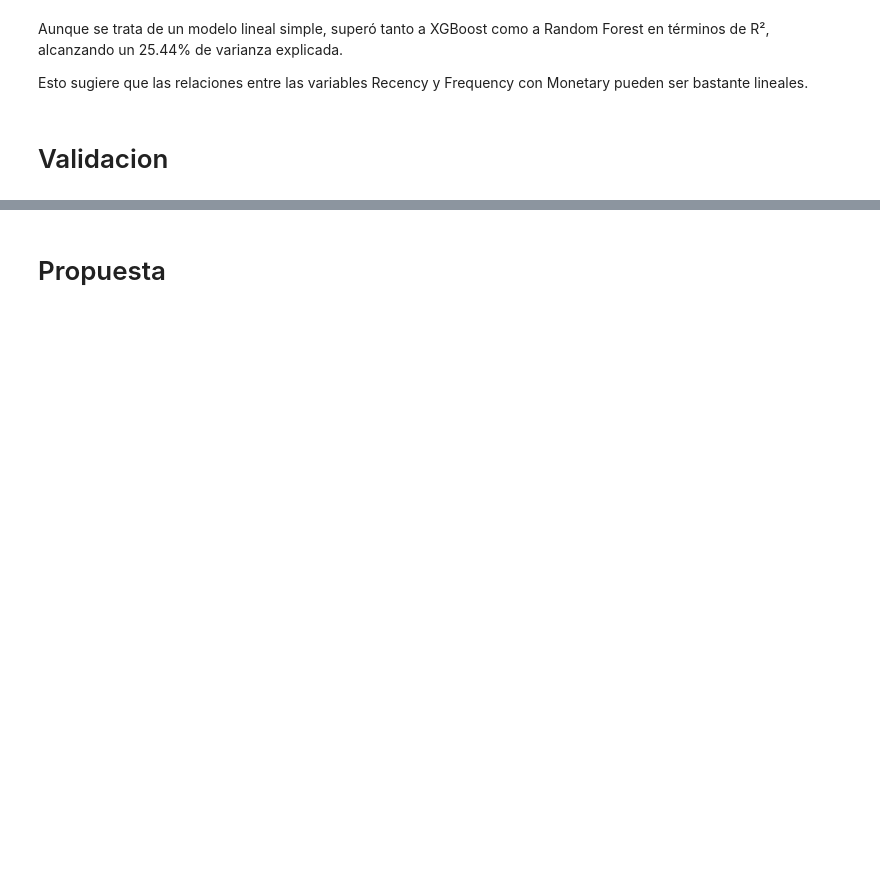
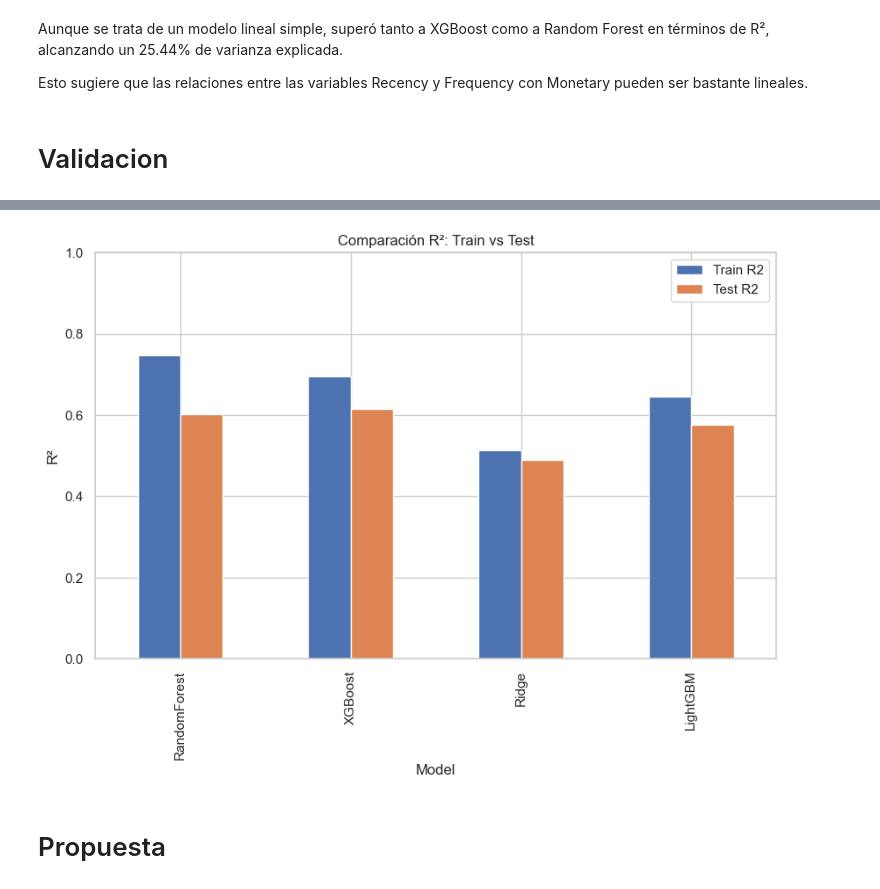
Before and after one commit to mariansierraa/online_retail_ml, a Jupyter notebook: final_project.ipynb, the cells around one changed output, grey strips where cells are left out. Cells and saved outputs as stored; diff of their text form; code cells hidden in the pictures; blank space fills up the shorter version.

```diff
--- a/final_project.ipynb
+++ b/final_project.ipynb
@@ -594,0 +623,81 @@ El modelo más simple, la **regresión lineal**, obtuvo el mejor R² Score, lo q
+# %%
+# Modelos y grids
+models = {
+    'RandomForest': {
+        'model': RandomForestRegressor(random_state=42),
+        'params': {
+            'model__n_estimators': [50, 100, 200],  # Más árboles para explorar
+            'model__max_depth': [None, 10, 20],      # Más opciones de profundidad
+            'model__min_samples_split': [2, 5],      # Control de sobreajuste
+            'model__min_samples_leaf': [1, 2],       # Control de sobreajuste
+            'model__max_features': ['sqrt', None]    # Selección de características
+        }
+    },
+    'XGBoost': {
+        'model': XGBRegressor(objective='reg:squarederror', random_state=42),
+        'params': {
+            'model__n_estimators': [50, 100, 200],  # Más árboles para explorar
+            'model__max_depth': [3, 6, 9],           # Rango ampliado para max_depth
+            'model__learning_rate': [0.01, 0.05, 0.1],  # Ajuste de la tasa de aprendizaje
+            'model__subsample': [0.8, 1.0],          # Para evitar sobreajuste
+            'model__colsample_bytree': [0.8, 1.0]    # Control de la muestra de columnas
+        }
+    },
+    'Ridge': {
+        'model': Ridge(),
+        'params': {
+            'model__alpha': [0.1, 1.0, 10, 100],    # Mayor rango de alpha para regularización
+            'model__solver': ['auto', 'saga']       # Opciones de solver
+        }
+    },
+    'LightGBM': {
+        'model': lgb.LGBMRegressor(random_state=42),
+        'params': {
+            'model__n_estimators': [50, 100, 200],  # Explora mas
+            'model__max_depth': [3, 6, 9],           # Rango expandido
+            'model__learning_rate': [0.01, 0.05, 0.1],  # Ajustes
+            'model__min_data_in_leaf': [20, 50],     # Controls minimum leaf size
+            'model__subsample': [0.8, 1.0],          # Para evitar sobreajuste
+            'model__colsample_bytree': [0.8, 1.0]    # Control de la muestra de columnas
+        }
+    }
+}
+
+# Crear la métrica de optimización: MSE Log
+scorer = make_scorer(mean_squared_error, greater_is_better=False)
+
+# Entrenar y evaluar
+results = []
+
+for name, config in models.items():
+    print(f"\nEntrenando {name}...")
+    steps = [('scaler', StandardScaler()), ('model', config['model'])] if name == 'Ridge' else [('model', config['model'])]
+    pipeline = Pipeline(steps)
+
+    grid = GridSearchCV(pipeline, config['params'], cv=5, scoring=scorer, n_jobs=-1)
+    grid.fit(X_train, y_train)
+
+    best_model = grid.best_estimator_
+    y_train_pred = best_model.predict(X_train)
+    y_test_pred = best_model.predict(X_test)
+
+    result = {
+        'Model': name,
+        'Best Params': grid.best_params_,
+        'Train MSE': mean_squared_error(y_train, y_train_pred),
+        'Test MSE': mean_squared_error(y_test, y_test_pred),
+        'Train R2': r2_score(y_train, y_train_pred),
+        'Test R2': r2_score(y_test, y_test_pred)
+    }
+    results.append(result)
+
+# Mostrar resultados
+results_df = pd.DataFrame(results)
+print("\nComparación de modelos:")
+print(results_df)
+
+# Visualización
+results_df.set_index('Model')[['Train R2', 'Test R2']].plot(kind='bar', figsize=(10,6), title='Comparación R²: Train vs Test', ylim=(0,1), grid=True)
+plt.ylabel('R²')
+plt.show()
+# %% [output]
@@ -595,2 +721,3 @@ El modelo más simple, la **regresión lineal**, obtuvo el mejor R² Score, lo q
+[figure, added]
 # %% [markdown]
 # Propuesta
```
Also changed, not shown: parts of 29 cells of this notebook.
